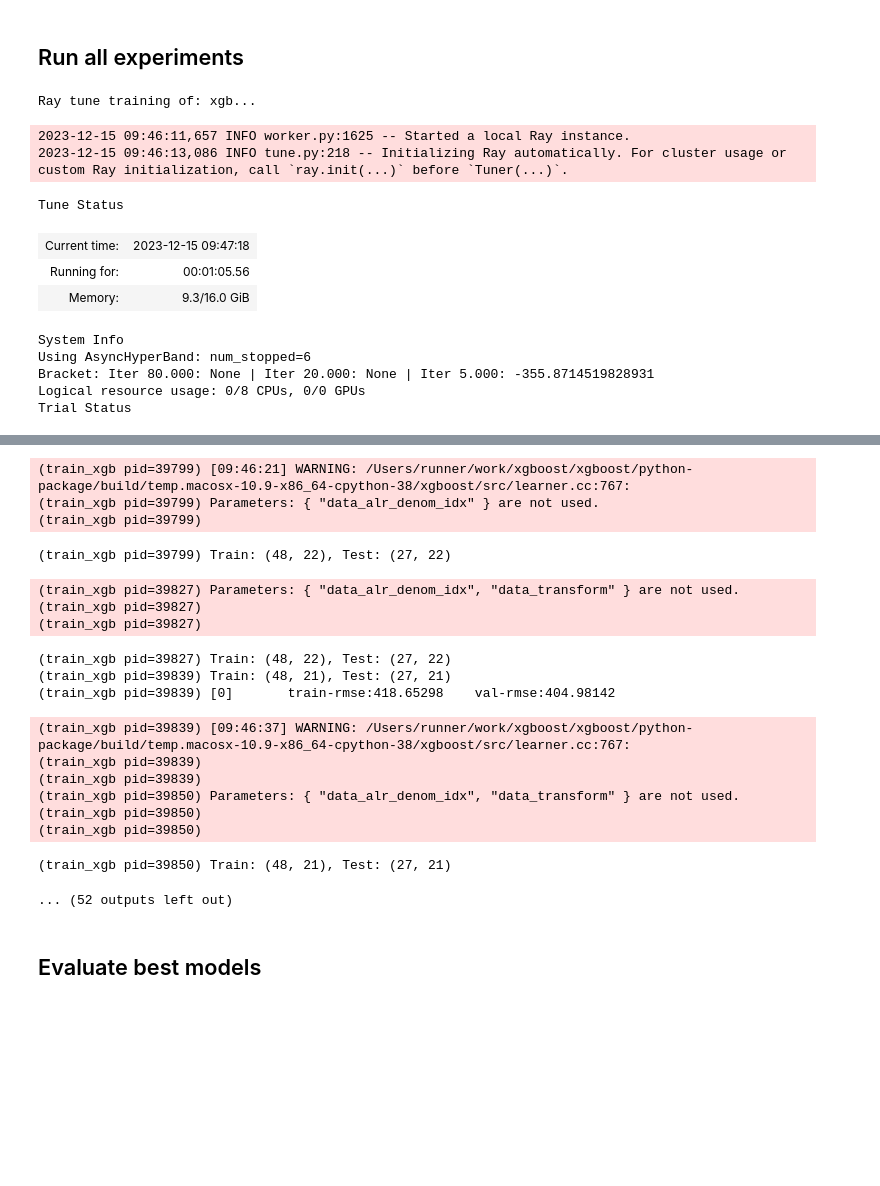
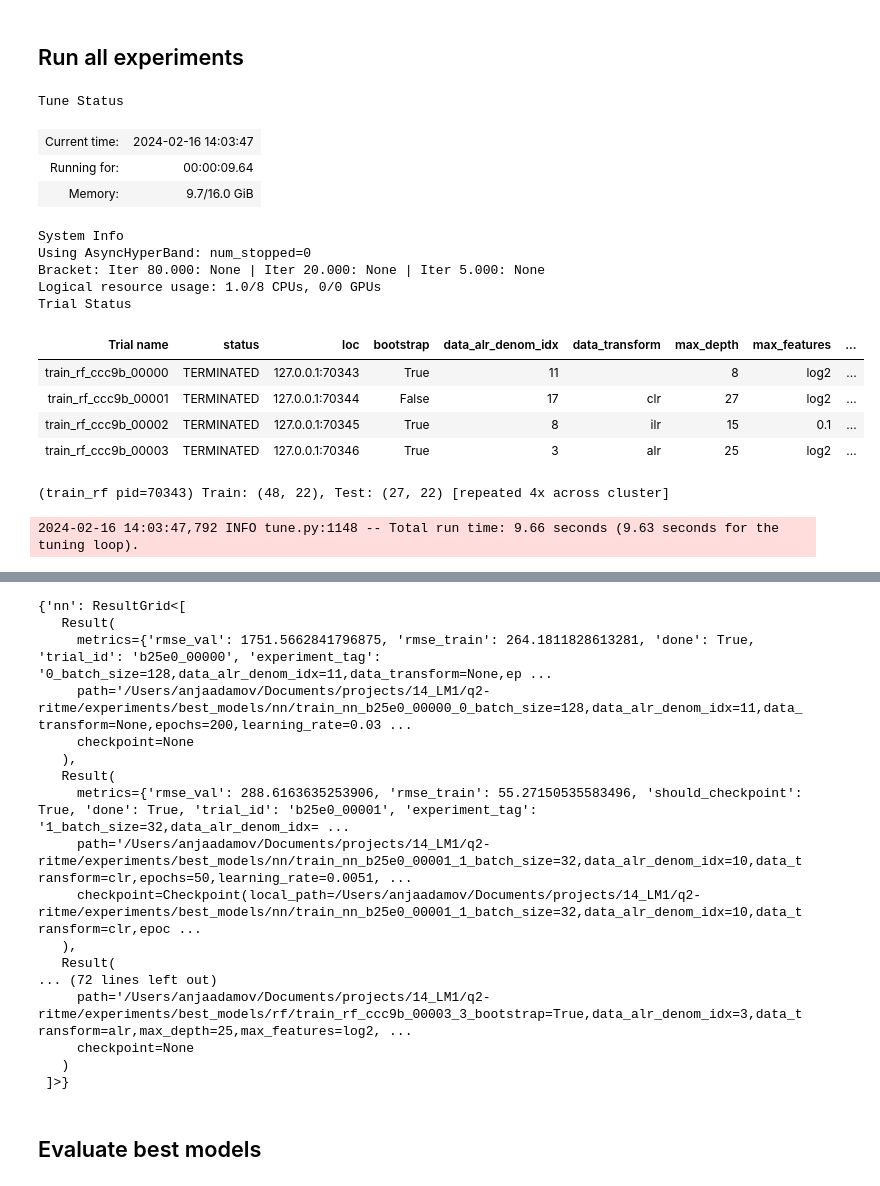
Before and after one commit to adamovanja/ritme, a Jupyter notebook: experiments/try_tune.ipynb, the cells around one changed output, grey strips where cells are left out. Saved outputs shown, nothing was run; the diff lists cells and outputs as text; code cells hidden in the pictures; blank space fills up the shorter version.

```diff
--- a/experiments/try_tune.ipynb
+++ b/experiments/try_tune.ipynb
@@ -38,19 +38,30 @@ Train: (75, 22), Test: (25, 22)
 ## Run all experiments
 # %%
 result_dic = run_all_trials(
-    train_val, TARGET, HOST_ID, SEED_DATA, SEED_MODEL, MLFLOW_TRACKING_URI
+    train_val,
+    TARGET,
+    HOST_ID,
+    SEED_DATA,
+    SEED_MODEL,
+    MLFLOW_TRACKING_URI,
+    model_types=ls_model_types,
+    fully_reproducible=False,
 )
 result_dic
 # %% [output]
-Ray tune training of: xgb...
+Tune Status
+| Current time: | 2024-02-16 14:03:47 |
+| Running for: | 00:00:09.64 |
+| Memory: | 9.7/16.0 GiB |
-2023-12-15 09:46:11,657 INFO worker.py:1625 -- Started a local Ray instance.
-2023-12-15 09:46:13,086 INFO tune.py:218 -- Initializing Ray automatically. For cluster usage or custom Ray initialization, call `ray.init(...)` before `Tuner(...)`.
+System Info
+Using AsyncHyperBand: num_stopped=0
+Bracket: Iter 80.000: None | Iter 20.000: None | Iter 5.000: None
+Logical resource usage: 1.0/8 CPUs, 0/0 GPUs
+Trial Status
+| Trial name | status | loc | bootstrap | data_alr_denom_idx | data_transform | max_depth | max_features | ... |
+| train_rf_ccc9b_00000 | TERMINATED | 127.0.0.1:70343 | True | 11 |  | 8 | log2 | ... |
+| train_rf_ccc9b_00001 | TERMINATED | 127.0.0.1:70344 | False | 17 | clr | 27 | log2 | ... |
+| train_rf_ccc9b_00002 | TERMINATED | 127.0.0.1:70345 | True | 8 | ilr | 15 | 0.1 | ... |
+| train_rf_ccc9b_00003 | TERMINATED | 127.0.0.1:70346 | True | 3 | alr | 25 | log2 | ... |
-Tune Status
+(train_rf pid=70343) Train: (48, 22), Test: (27, 22) [repeated 4x across cluster]
-| Current time: | 2023-12-15 09:47:18 |
-| Running for: | 00:01:05.56 |
-| Memory: | 9.3/16.0 GiB |
-System Info
-Using AsyncHyperBand: num_stopped=6
-Bracket: Iter 80.000: None | Iter 20.000: None | Iter 5.000: -355.8714519828931
-Logical resource usage: 0/8 CPUs, 0/0 GPUs
-Trial Status
+2024-02-16 14:03:47,792 INFO tune.py:1148 -- Total run time: 9.66 seconds (9.63 seconds for the tuning loop).
@@ -66,21 +68,20 @@ Trial Status
-(train_xgb pid=39799) [09:46:21] WARNING: /Users/runner/work/xgboost/xgboost/python-package/build/temp.macosx-10.9-x86_64-cpython-38/xgboost/src/learner.cc:767:
-(train_xgb pid=39799) Parameters: { "data_alr_denom_idx" } are not used.
-(train_xgb pid=39799)
+{'nn': ResultGrid<[
+   Result(
+     metrics={'rmse_val': 1751.5662841796875, 'rmse_train': 264.1811828613281, 'done': True, 'trial_id': 'b25e0_00000', 'experiment_tag': '0_batch_size=128,data_alr_denom_idx=11,data_transform=None,ep ...
+     path='/Users/anjaadamov/Documents/projects/14_LM1/q2-ritme/experiments/best_models/nn/train_nn_b25e0_00000_0_batch_size=128,data_alr_denom_idx=11,data_transform=None,epochs=200,learning_rate=0.03 ...
+     checkpoint=None
+   ),
+   Result(
+     metrics={'rmse_val': 288.6163635253906, 'rmse_train': 55.27150535583496, 'should_checkpoint': True, 'done': True, 'trial_id': 'b25e0_00001', 'experiment_tag': '1_batch_size=32,data_alr_denom_idx= ...
+     path='/Users/anjaadamov/Documents/projects/14_LM1/q2-ritme/experiments/best_models/nn/train_nn_b25e0_00001_1_batch_size=32,data_alr_denom_idx=10,data_transform=clr,epochs=50,learning_rate=0.0051, ...
+     checkpoint=Checkpoint(local_path=/Users/anjaadamov/Documents/projects/14_LM1/q2-ritme/experiments/best_models/nn/train_nn_b25e0_00001_1_batch_size=32,data_alr_denom_idx=10,data_transform=clr,epoc ...
+   ),
+   Result(
+... (72 lines left out)
+     path='/Users/anjaadamov/Documents/projects/14_LM1/q2-ritme/experiments/best_models/rf/train_rf_ccc9b_00003_3_bootstrap=True,data_alr_denom_idx=3,data_transform=alr,max_depth=25,max_features=log2, ...
+     checkpoint=None
+   )
+ ]>}
-(train_xgb pid=39799) Train: (48, 22), Test: (27, 22)
-(train_xgb pid=39827) Parameters: { "data_alr_denom_idx", "data_transform" } are not used.
-(train_xgb pid=39827)
-(train_xgb pid=39827)
-(train_xgb pid=39827) Train: (48, 22), Test: (27, 22)
-(train_xgb pid=39839) Train: (48, 21), Test: (27, 21)
-(train_xgb pid=39839) [0]       train-rmse:418.65298    val-rmse:404.98142
-(train_xgb pid=39839) [09:46:37] WARNING: /Users/runner/work/xgboost/xgboost/python-package/build/temp.macosx-10.9-x86_64-cpython-38/xgboost/src/learner.cc:767:
-(train_xgb pid=39839)
-(train_xgb pid=39839)
-(train_xgb pid=39850) Parameters: { "data_alr_denom_idx", "data_transform" } are not used.
-(train_xgb pid=39850)
-(train_xgb pid=39850)
-(train_xgb pid=39850) Train: (48, 21), Test: (27, 21)
-... (52 outputs left out)
 # %% [markdown]
 ## Evaluate best models
 # %%
```
Also changed, not shown: parts of 13 cells of this notebook, 12 other files.
